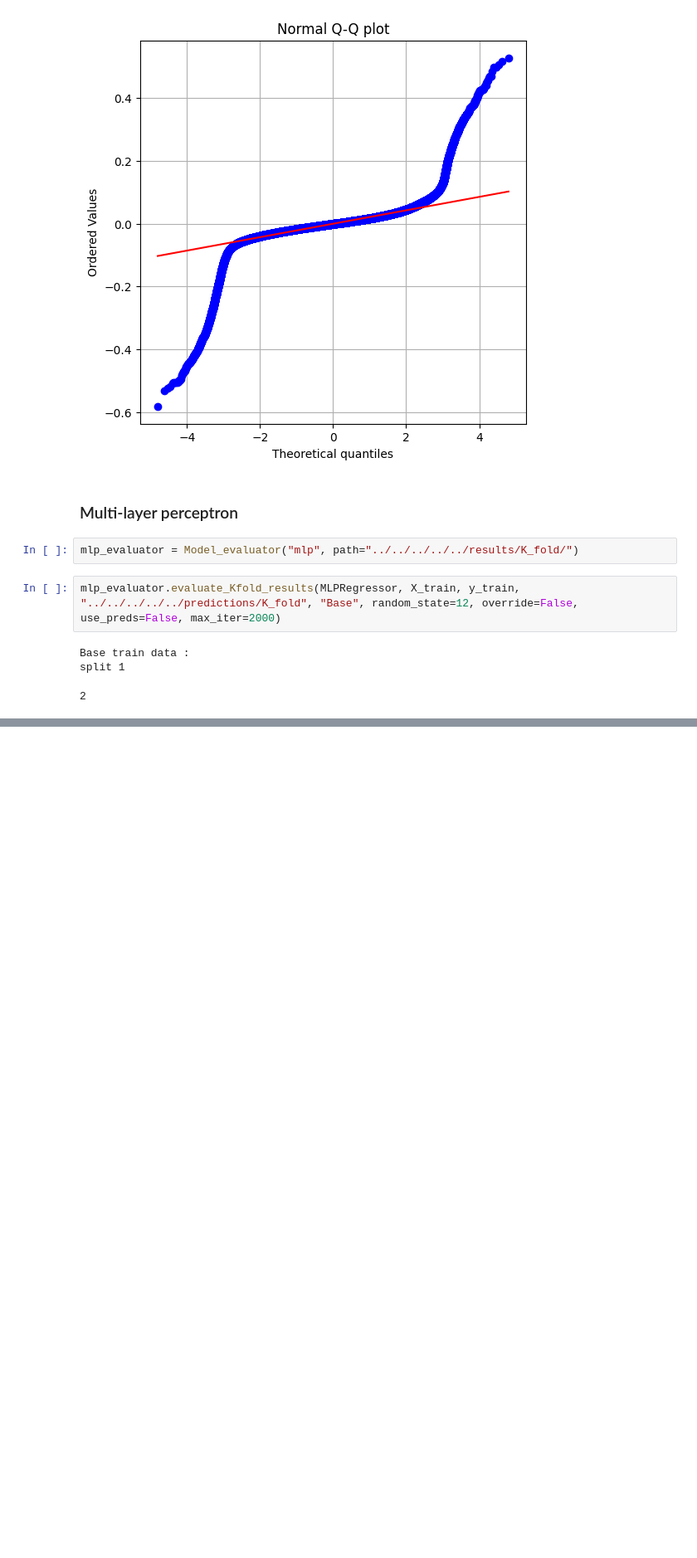
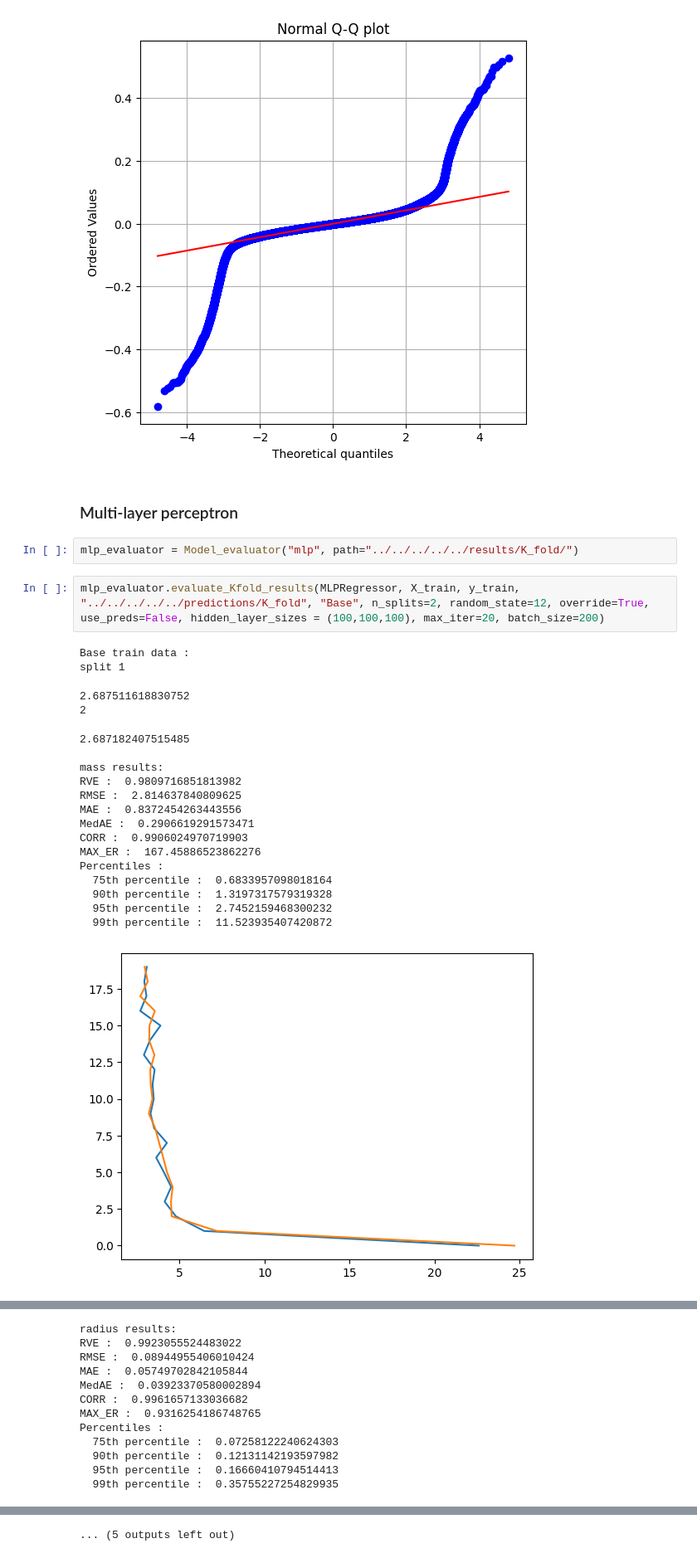
Before and after one commit to anpirott/thesis, a Jupyter notebook: notebooks/ML/method_ML/model_1/Base/model_1_Base.ipynb, the cells around one changed output, grey strips where cells are left out. Shown at 83% size. Drawn from its saved outputs; the diff is of its cells as text; blank space fills up the shorter version.

```diff
--- a/notebooks/ML/method_ML/model_1/Base/model_1_Base.ipynb
+++ b/notebooks/ML/method_ML/model_1/Base/model_1_Base.ipynb
@@ -314,8 +314,24 @@ Percentiles :
 # %%
 mlp_evaluator = Model_evaluator("mlp", path="../../../../../results/K_fold/")
 # %%
-mlp_evaluator.evaluate_Kfold_results(MLPRegressor, X_train, y_train, "../../../../../predictions/K_fold", "Base", random_state=12, override=False, use_preds=False, max_iter=2000)
+mlp_evaluator.evaluate_Kfold_results(MLPRegressor, X_train, y_train, "../../../../../predictions/K_fold", "Base", n_splits=2, random_state=12, override=True, use_preds=False, hidden_layer_sizes = (100,100,100), max_iter=20, batch_size=200)
 # %% [output]
 Base train data :
 split 1
+2.687511618830752
 2
+2.687182407515485
+
+mass results:
+RVE :  0.9809716851813982
+RMSE :  2.814637840809625
+MAE :  0.8372454263443556
+MedAE :  0.2906619291573471
+CORR :  0.9906024970719903
+MAX_ER :  167.45886523862276
+Percentiles :
+  75th percentile :  0.6833957098018164
+  90th percentile :  1.3197317579319328
+  95th percentile :  2.7452159468300232
+  99th percentile :  11.523935407420872
+[figure, added]
@@ -321,0 +344,12 @@ split 1
+radius results:
+RVE :  0.9923055524483022
+RMSE :  0.08944955406010424
+MAE :  0.05749702842105844
+MedAE :  0.03923370580002894
+CORR :  0.9961657133036682
+MAX_ER :  0.9316254186748765
+Percentiles :
+  75th percentile :  0.07258122240624303
+  90th percentile :  0.12131142193597982
+  95th percentile :  0.16660410794514413
+  99th percentile :  0.35755227254829935
@@ -322 +357,2 @@ split 1
+... (5 outputs left out)
 # %% [markdown]
```
Also changed, not shown: parts of 2 cells of this notebook, 20 other files.
